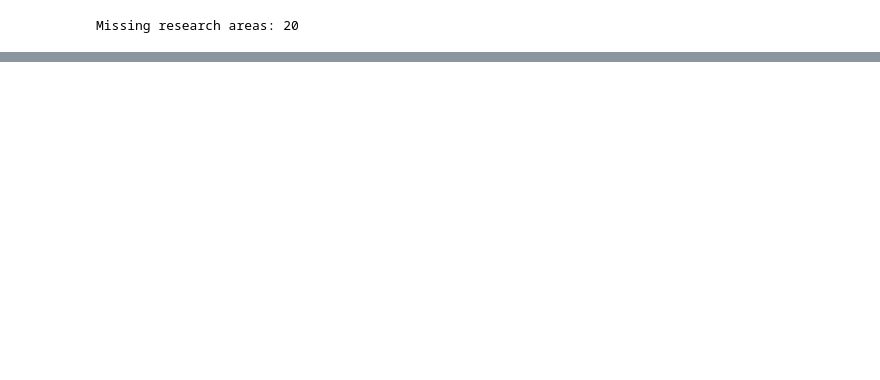
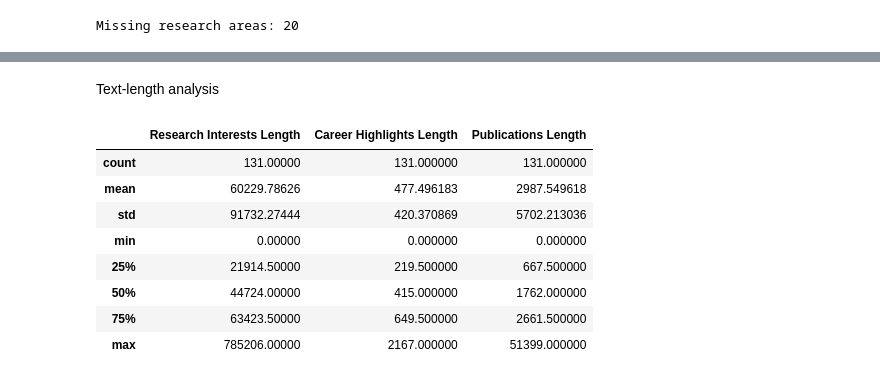
Before and after one commit to Shashvitaratra/IDC409-Project-4-Web-Scraping-II-Faculty-Profiles, a Jupyter notebook: EDA.ipynb, the cells around one changed output, grey strips where cells are left out. Saved outputs shown, nothing was run; the diff lists cells and outputs as text; code cells hidden in the pictures; blank space fills up the shorter version.

```diff
--- a/EDA.ipynb
+++ b/EDA.ipynb
@@ -440,3 +724,24 @@ Email availability: 97.73%
+# %% [markdown]
+Text-length analysis
+# %%
+df["Research Interests Length"] = df["Research Interests"].fillna("").str.len()
+df["Career Highlights Length"] = df["Career Highlights"].fillna("").str.len()
+df["Publications Length"] = df["Publications"].fillna("").str.len()
+df[
+    ["Research Interests Length",
+     "Career Highlights Length",
+     "Publications Length"]
+].describe()
+# %% [output]
+|  | Research Interests Length | Career Highlights Length | Publications Length |
+| count | 131.00000 | 131.000000 | 131.000000 |
+| mean | 60229.78626 | 477.496183 | 2987.549618 |
+| std | 91732.27444 | 420.370869 | 5702.213036 |
+| min | 0.00000 | 0.000000 | 0.000000 |
+| 25% | 21914.50000 | 219.500000 | 667.500000 |
+| 50% | 44724.00000 | 415.000000 | 1762.000000 |
+| 75% | 63423.50000 | 649.500000 | 2661.500000 |
+| max | 785206.00000 | 2167.000000 | 51399.000000 |
 # %%
 df.to_csv("faculty_eda_done.csv", index=False)
 df
```
Also changed, not shown: parts of 89 cells of this notebook, 9 other files.
